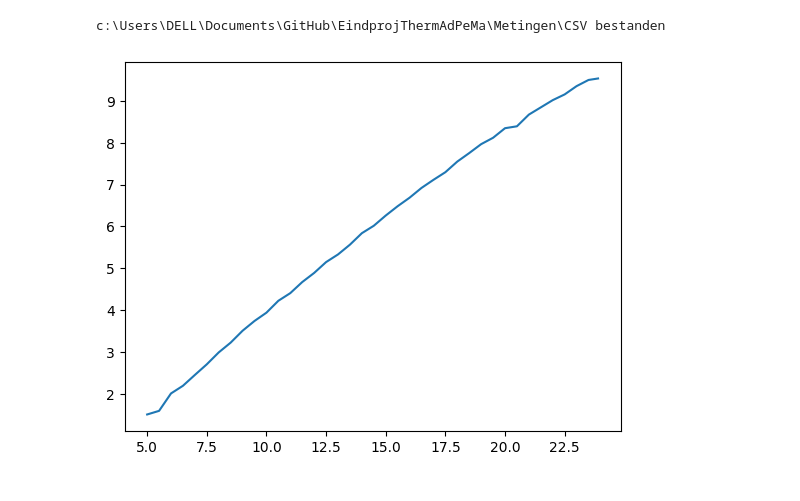
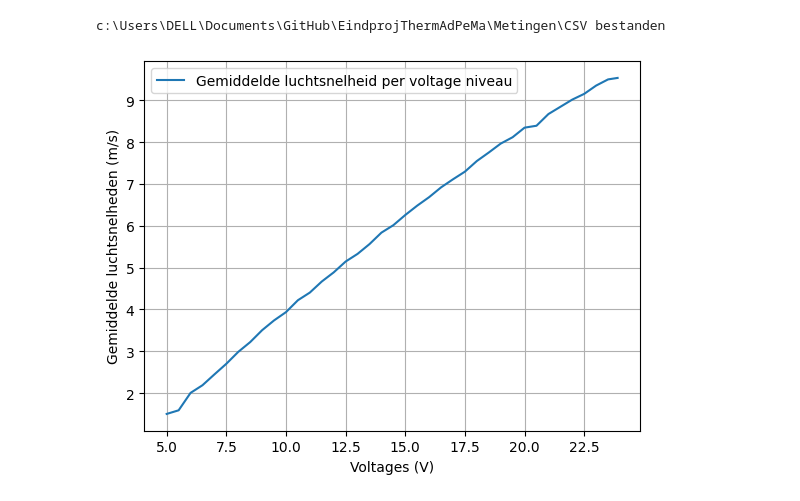
Before and after one commit to AdamEH20/EindprojThermAdPeMa, a Jupyter notebook: Metingen/Luchtsnelheidsanalyse.ipynb, the cells around one changed output. Cells and saved outputs as stored; diff of their text form; code cells hidden in the pictures.

```diff
--- a/Metingen/Luchtsnelheidsanalyse.ipynb
+++ b/Metingen/Luchtsnelheidsanalyse.ipynb
@@ -32,35 +32,39 @@ for file in glob.glob("v_wind *V.csv"):
     df.columns = ["Date/Time", "Temperature_F", "Wind_fpm"]
 
     # Numeriek maken (NaNs ontstaan hier)
     df["Wind_fpm"] = pd.to_numeric(df["Wind_fpm"], errors="coerce")
 
     # Zoek index van eerste NaN
     nan_idx = df["Wind_fpm"].isna().idxmax() if df["Wind_fpm"].isna().any() else len(df)
 
     # Pak het element twee voor de NaN
     if nan_idx >= 2:
         value = df["Wind_fpm"].iloc[nan_idx - 2]
         voltage_wind_value[voltage] = value
     else:
         voltage_wind_value[voltage] = None  # Te weinig waarden
 
 Voltages = []
 Speeds_fpm = []
 for v, val in voltage_wind_value.items():
     Voltages += [v]
     Speeds_fpm += [val]
 
 Voltages = np.sort(Voltages)
 Speeds_fpm = np.sort(Speeds_fpm)
 
 Speeds = Speeds_fpm*(0.3048 / 60)    #Omzetten naar m/s
 
 
 plt.figure()
-plt.plot(Voltages, Speeds)
+plt.grid()
+plt.xlabel('Voltages (V)')
+plt.ylabel('Gemiddelde luchtsnelheden (m/s)')
+plt.plot(Voltages, Speeds, label='Gemiddelde luchtsnelheid per voltage niveau')
+plt.legend()
 plt.show()
 # %% [output]
-[figure, old version]
+[figure, new version]
 # %%
 def VS_function(V, a, b):
     return a*V + b
```
Also changed, not shown: parts of 1 cell of this notebook.
